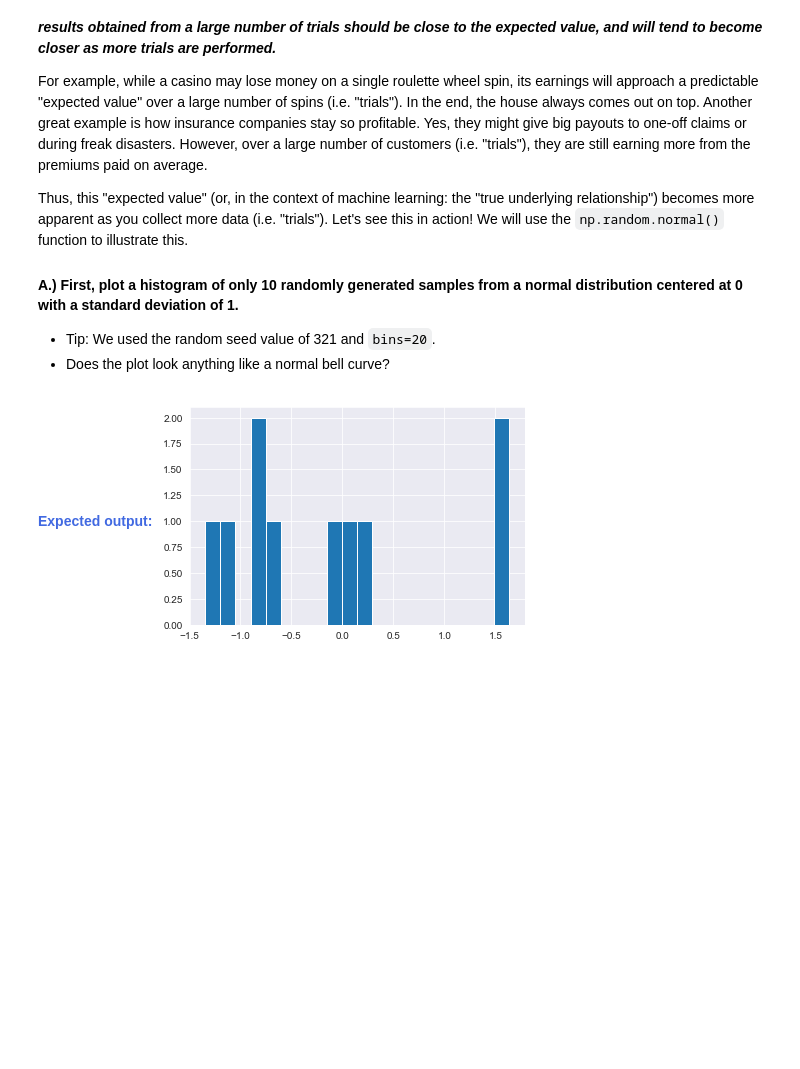
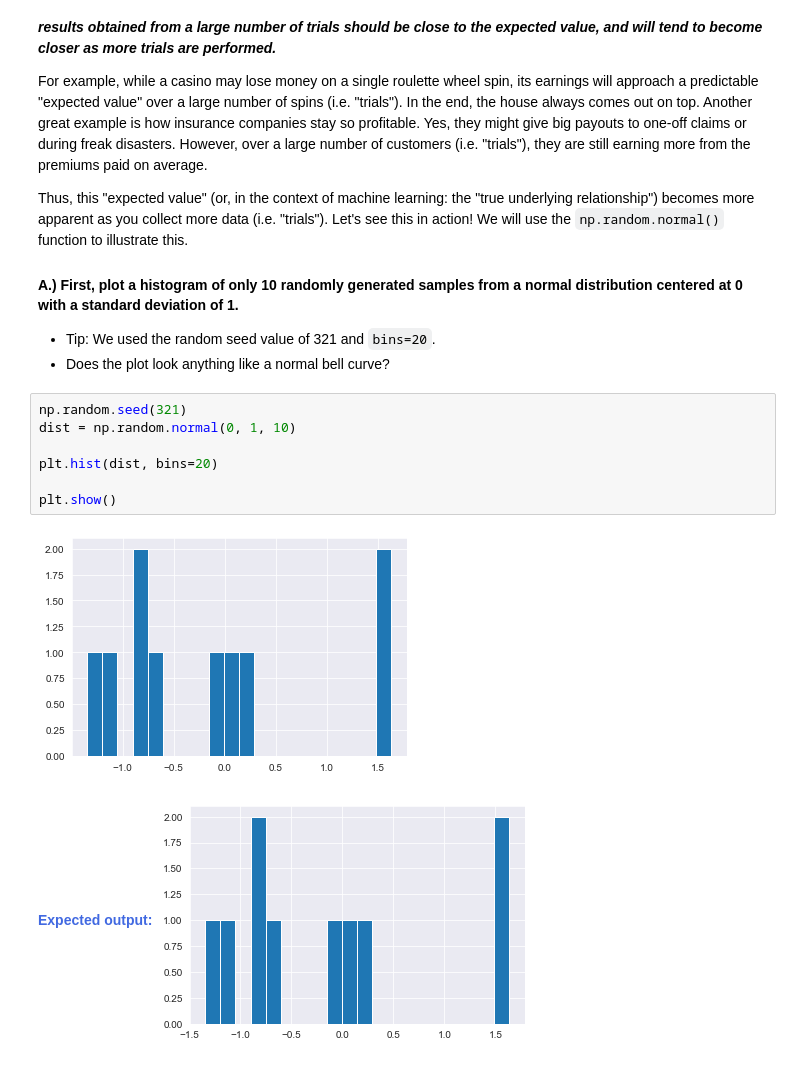
Before and after one commit to tundeiness/How_the_World_Works, a Jupyter notebook: 1 - Workbook - Fake It Til You Make It (Simulations).ipynb, the cells around one changed output. Drawn from its saved outputs; the diff is of its cells as text; blank space fills up the shorter version.

```diff
--- a/1 - Workbook - Fake It Til You Make It (Simulations).ipynb
+++ b/1 - Workbook - Fake It Til You Make It (Simulations).ipynb
@@ -374,6 +497,15 @@ Thus, this "expected value" (or, in the context of machine learning: the "true u
 #### A.) First, plot a histogram of only 10 randomly generated samples from a normal distribution centered at 0 with a standard deviation of 1.
 * Tip: We used the random seed value of 321 and <code>bins=20</code>.
 * Does the plot look anything like a normal bell curve?
+# %%
+np.random.seed(321)
+dist = np.random.normal(0, 1, 10)
+
+plt.hist(dist, bins=20)
+
+plt.show()
+# %% [output]
+[figure, added]
 # %% [markdown]
 <strong style="color:RoyalBlue">Expected output:</strong>
 <img src="embedded-picture-1">
```
Also changed, not shown: parts of 34 cells of this notebook, 2 other files.
